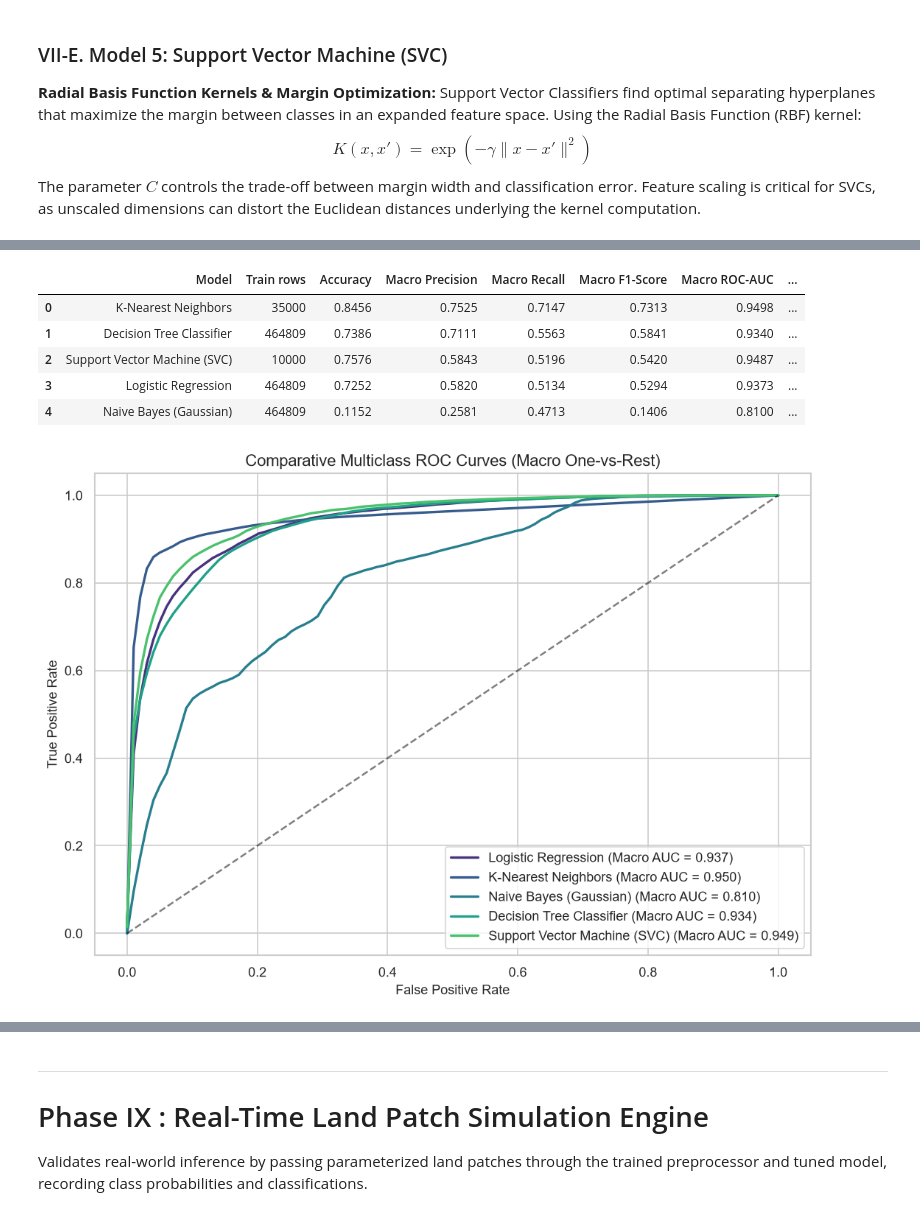
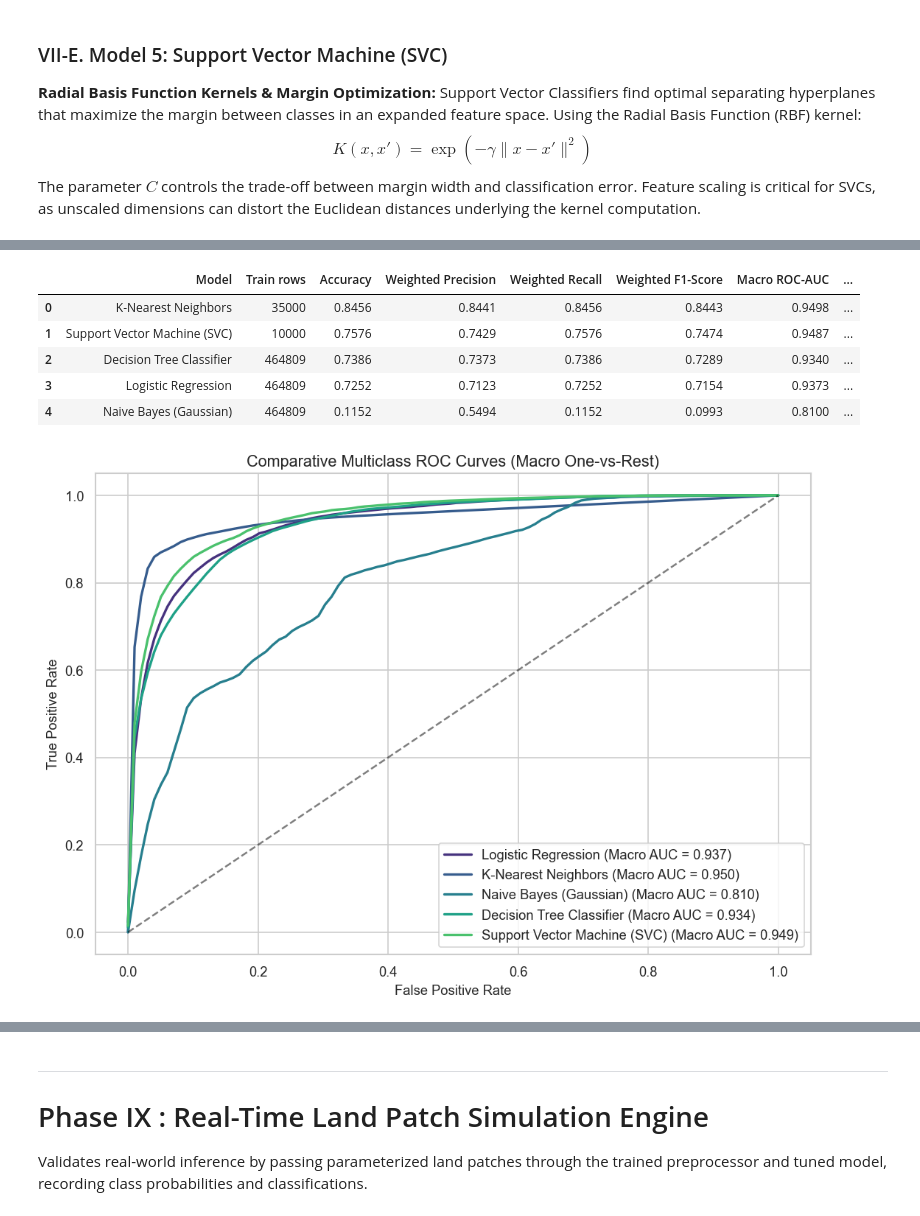
Before and after one commit to BETTlM/Sem5MachineLearning, a Jupyter notebook: notebooks/classification.ipynb, the cells around one changed output, grey strips where cells are left out. Saved outputs shown, nothing was run; the diff lists cells and outputs as text; code cells hidden in the pictures.

```diff
--- a/notebooks/classification.ipynb
+++ b/notebooks/classification.ipynb
@@ -605,7 +679,13 @@ Compiles the performance leaderboard across all five algorithms, plots comparati
 # %%
 progress("Phase VIII", "Generating comparative leaderboard and ROC profiles")
-df_leaderboard = pd.DataFrame(results_clf).sort_values(by="Macro F1-Score", ascending=False).reset_index(drop=True)
+# Comparative metrics table for all 5 algorithms (rubric D2)
+df_leaderboard = (
+    pd.DataFrame(results_clf)
+    .sort_values(by="Weighted F1-Score", ascending=False)
+    .reset_index(drop=True)
+)
 best_model_name = df_leaderboard.iloc[0]["Model"]
+print("Comparative metrics table (Accuracy, Weighted Precision/Recall/F1, Macro ROC-AUC)")
 display(df_leaderboard)
 
 # Comparative Multi-Model ROC Curves
@@ -637,10 +718,10 @@ register_fig("comparative_roc_curves", fig)
-|  | Model | Train rows | Accuracy | Macro Precision | Macro Recall | Macro F1-Score | Macro ROC-AUC | ... |
-| 0 | K-Nearest Neighbors | 35000 | 0.8456 | 0.7525 | 0.7147 | 0.7313 | 0.9498 | ... |
-| 1 | Decision Tree Classifier | 464809 | 0.7386 | 0.7111 | 0.5563 | 0.5841 | 0.9340 | ... |
-| 2 | Support Vector Machine (SVC) | 10000 | 0.7576 | 0.5843 | 0.5196 | 0.5420 | 0.9487 | ... |
-| 3 | Logistic Regression | 464809 | 0.7252 | 0.5820 | 0.5134 | 0.5294 | 0.9373 | ... |
-| 4 | Naive Bayes (Gaussian) | 464809 | 0.1152 | 0.2581 | 0.4713 | 0.1406 | 0.8100 | ... |
+|  | Model | Train rows | Accuracy | Weighted Precision | Weighted Recall | Weighted F1-Score | Macro ROC-AUC | ... |
+| 0 | K-Nearest Neighbors | 35000 | 0.8456 | 0.8441 | 0.8456 | 0.8443 | 0.9498 | ... |
+| 1 | Support Vector Machine (SVC) | 10000 | 0.7576 | 0.7429 | 0.7576 | 0.7474 | 0.9487 | ... |
+| 2 | Decision Tree Classifier | 464809 | 0.7386 | 0.7373 | 0.7386 | 0.7289 | 0.9340 | ... |
+| 3 | Logistic Regression | 464809 | 0.7252 | 0.7123 | 0.7252 | 0.7154 | 0.9373 | ... |
+| 4 | Naive Bayes (Gaussian) | 464809 | 0.1152 | 0.5494 | 0.1152 | 0.0993 | 0.8100 | ... |
-[figure, old version]
+[figure, new version]
 # %%
 progress("Phase VIII", "Executing 3-Fold Grid Search on Decision Tree max_depth")
 param_grid = {
```
Also changed, not shown: parts of 28 cells of this notebook, 39 other files.
